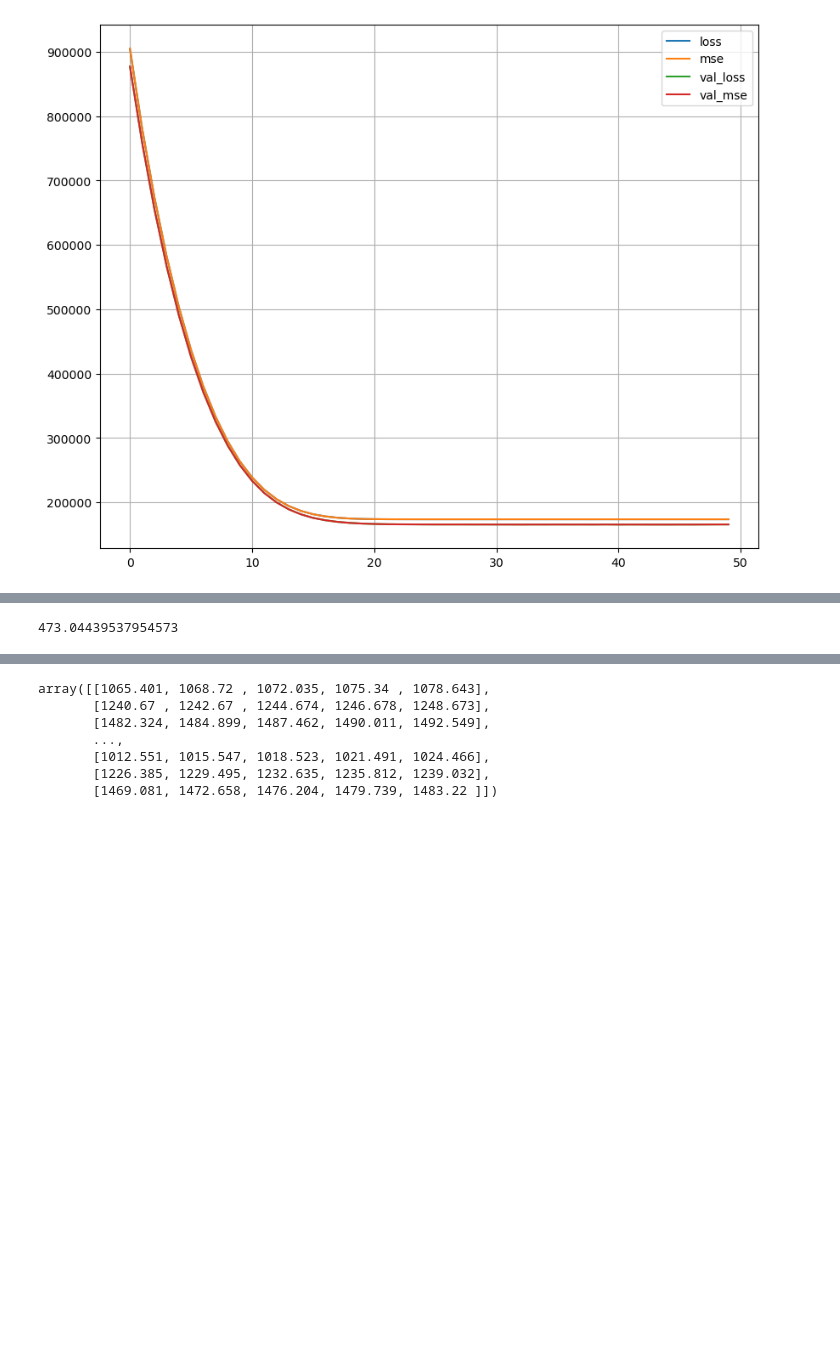
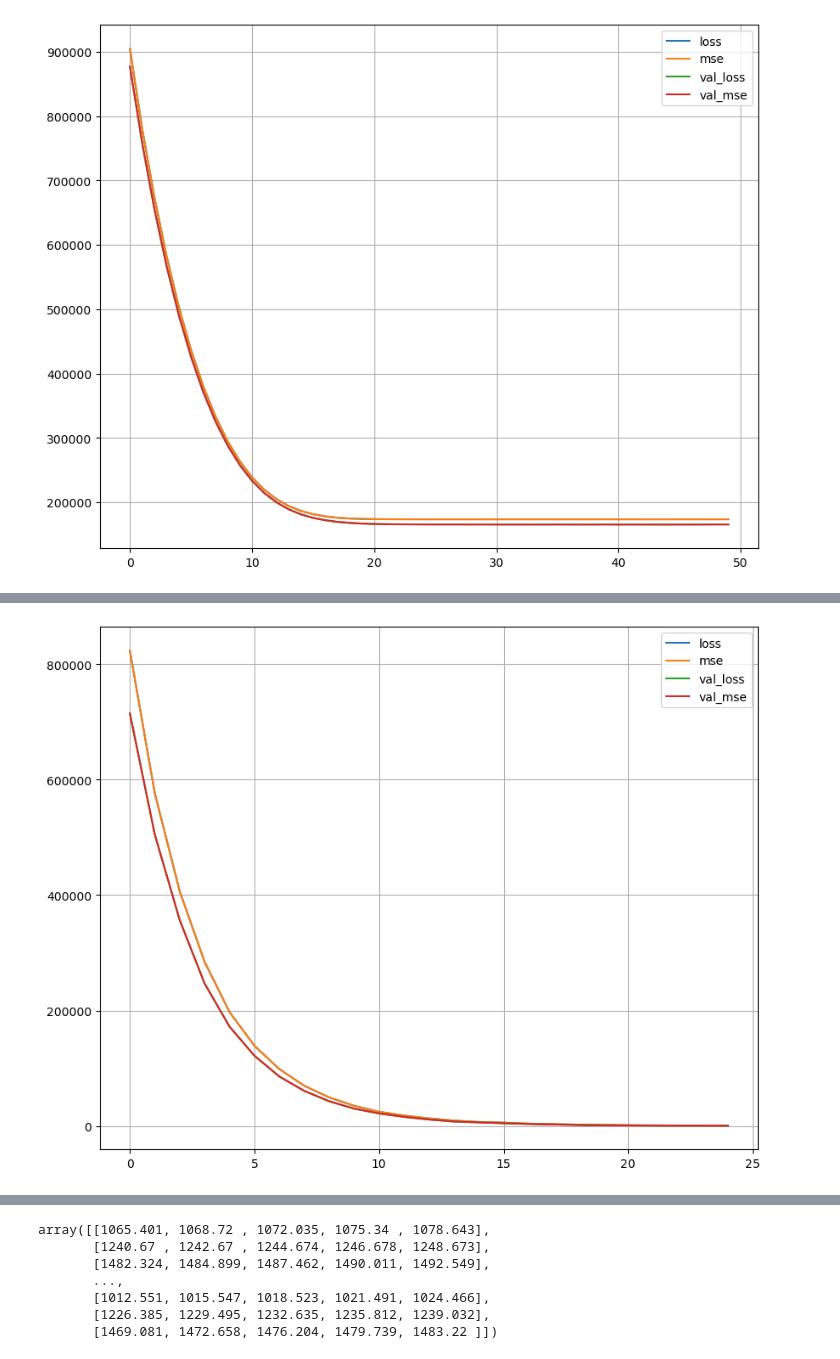
Before and after one commit to MatteoMascheroni1/AI_for_decision_making_and_control, a Jupyter notebook: assignment_3/LSTM.ipynb, the cells around one changed output, grey strips where cells are left out. Cells and saved outputs as stored; diff of their text form; code cells hidden in the pictures; blank space fills up the shorter version.

```diff
--- a/assignment_3/LSTM.ipynb
+++ b/assignment_3/LSTM.ipynb
@@ -295,8 +252 @@ Non-trainable params: 0 (0.00 Byte)
 _________________________________________________________________
-# %%
-
-model_y_scaled.compile(optimizer=keras.optimizers.Adam(), loss = 'mse', metrics=['mse'])
-
-# Assuming you have X_train and y_train for training data
-# Adjust batch_size and epochs based on your requirements
-history_y_scaled = model_y_scaled.fit(X_train_scaled, y_ytrain, epochs=25 , validation_data=(X_yvalid_scaled, y_yvalid))
@@ -332,7 +277,8 @@ Epoch 25/25
-# %%
-223771**0.5
-# %% [output]
-473.04439537954573
+# %%
+pd.DataFrame(history_y.history).plot(figsize=(10,8))
+plt.grid(True)
+# %% [output]
+[figure, added]
 # %%
 model_y_scaled.predict(X_xtest)
 # %% [output]
```
Also changed, not shown: parts of 18 cells of this notebook.
